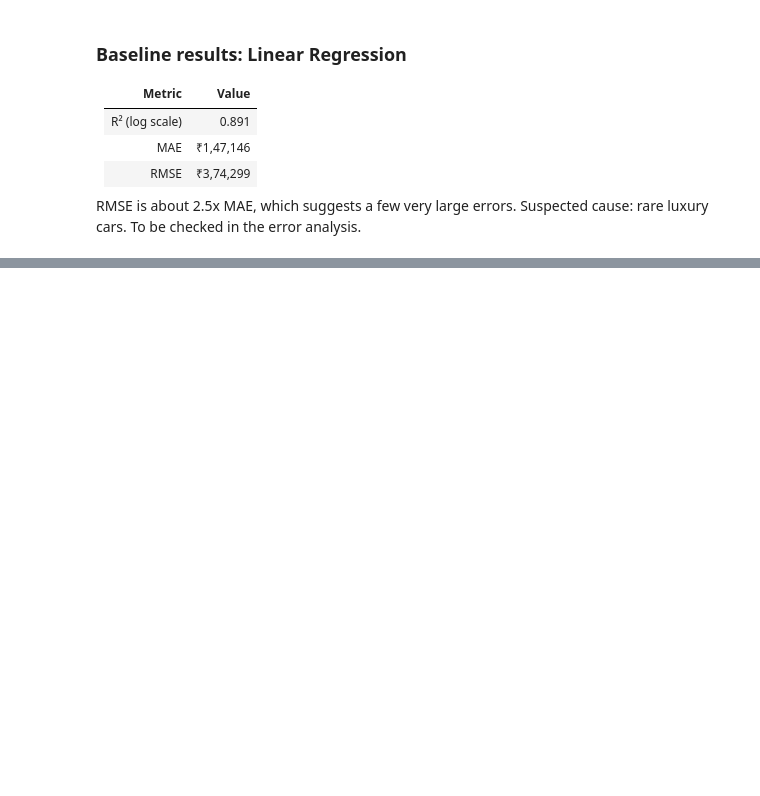
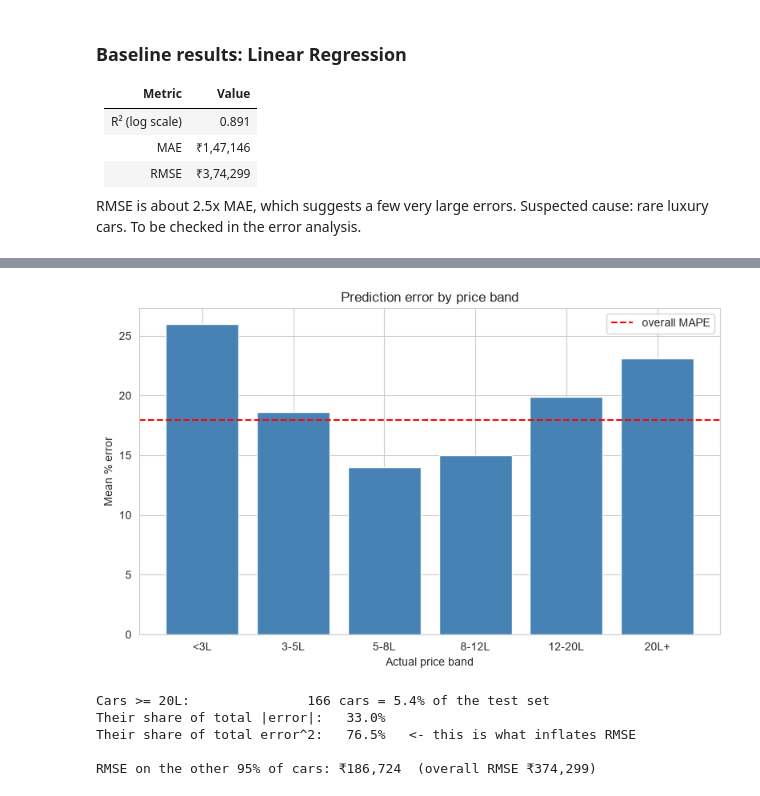
Before and after one commit to Fardeeenn/car-price-prediction-ml, a Jupyter notebook: notebooks/01_cardekho_price_analysis.ipynb, the cells around one changed output, grey strips where cells are left out. Saved outputs shown, nothing was run; the diff lists cells and outputs as text; code cells hidden in the pictures; blank space fills up the shorter version.

Commit message:
Error analysis: price bands, brand shares, log-scale plots

```diff
--- a/notebooks/01_cardekho_price_analysis.ipynb
+++ b/notebooks/01_cardekho_price_analysis.ipynb
@@ -464,7 +464,9 @@ print(X.columns.tolist())
 ['vehicle_age', 'km_driven', 'seller_type', 'transmission_type', 'mileage', 'engine', 'max_power', 'seats', 'log_km_driven', 'brand_grouped', 'fuel_type_grouped', 'km_per_year']
 # %%
 X_train, X_test, y_train, y_test = train_test_split(
-    X, y, test_size=0.2, random_state=42
+    X, y,
+    test_size=0.2,
+    random_state=42
 )
 
 print("Train:", X_train.shape)
@@ -533,0 +617,19 @@ RMSE is about 2.5x MAE, which suggests a few very large errors. Suspected cause:
+# %%
+# pd.cut sorts each car into a bucket based on its actual price.
+# bins are the edges: (0-3L], (3L-5L], ... ; the last bucket runs to infinity.
+bins   = [0, 3e5, 5e5, 8e5, 12e5, 20e5, np.inf]
+labels = ["<3L", "3-5L", "5-8L", "8-12L", "12-20L", "20L+"]
+error_df["Price Band"] = pd.cut(error_df["Actual Price"], bins=bins, labels=labels)
+
+band_table = (
+    error_df.groupby("Price Band", observed=True)
+    .agg(
+        Cars=("Error", "size"),
+        MAE=("Absolute Error", "mean"),
+        MAPE=("Percentage Error", "mean"),
+        Median_pct_error=("Percentage Error", "median"),
+        Bias=("Error", "mean"),   # positive = over-predicts in this band
+    )
+    .round(1)
+)
+band_table
@@ -533,0 +657,37 @@ RMSE is about 2.5x MAE, which suggests a few very large errors. Suspected cause:
+# %%
+# Same table as a bar chart: % error by price band
+import os
+import matplotlib.pyplot as plt
+os.makedirs("../visualizations", exist_ok=True)
+
+plt.figure(figsize=(8, 5))
+plt.bar(band_table.index.astype(str), band_table["MAPE"], color="steelblue")
+plt.axhline(error_df["Percentage Error"].mean(), color="red", linestyle="--", label="overall MAPE")
+plt.xlabel("Actual price band")
+plt.ylabel("Mean % error")
+plt.title("Prediction error by price band")
+plt.legend()
+plt.tight_layout()
+plt.savefig("../visualizations/error_by_price_band.png", dpi=150, bbox_inches="tight")
+plt.show()
+# %% [output]
+[figure, added]
+# %%
+expensive = error_df["Actual Price"] >= 2_000_000   # True/False for each car
+
+share_of_cars        = expensive.mean() * 100
+share_of_abs_error   = error_df.loc[expensive, "Absolute Error"].sum() / error_df["Absolute Error"].sum() * 100
+share_of_sq_error    = (error_df.loc[expensive, "Error"] ** 2).sum() / (error_df["Error"] ** 2).sum() * 100
+
+print(f"Cars >= 20L:               {expensive.sum()} cars = {share_of_cars:.1f}% of the test set")
+print(f"Their share of total |error|:   {share_of_abs_error:.1f}%")
+print(f"Their share of total error^2:   {share_of_sq_error:.1f}%   <- this is what inflates RMSE")
+
+rmse_normal = np.sqrt((error_df.loc[~expensive, "Error"] ** 2).mean())
+print(f"\nRMSE on the other {100 - share_of_cars:.0f}% of cars: ₹{rmse_normal:,.0f}  (overall RMSE ₹{summary.loc[1, 'Value']:,})")
+# %% [output]
+Cars >= 20L:               166 cars = 5.4% of the test set
+Their share of total |error|:   33.0%
+Their share of total error^2:   76.5%   <- this is what inflates RMSE
+
+RMSE on the other 95% of cars: ₹186,724  (overall RMSE ₹374,299)
```
Also changed, not shown: parts of 10 cells of this notebook, 4 other files.
